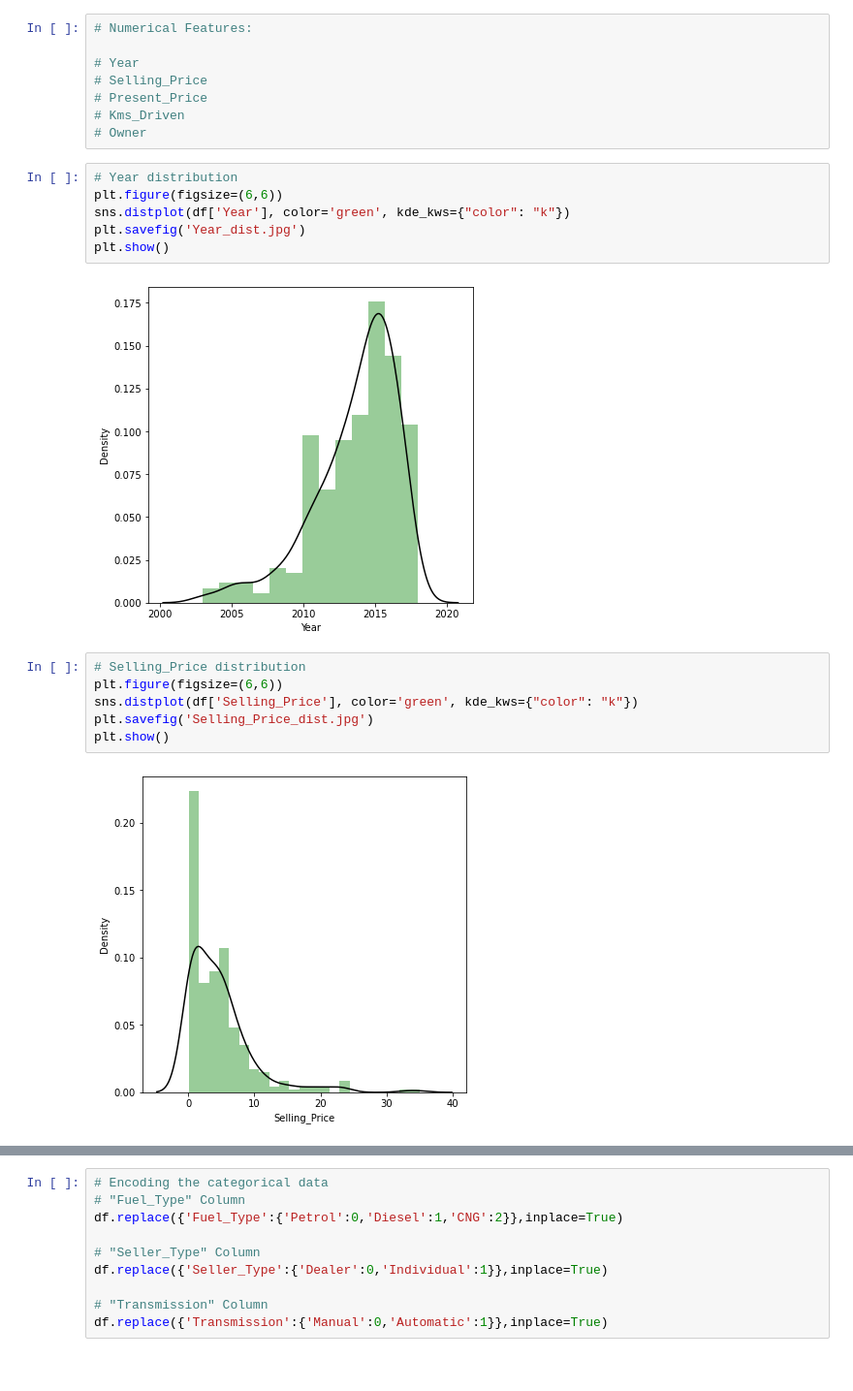
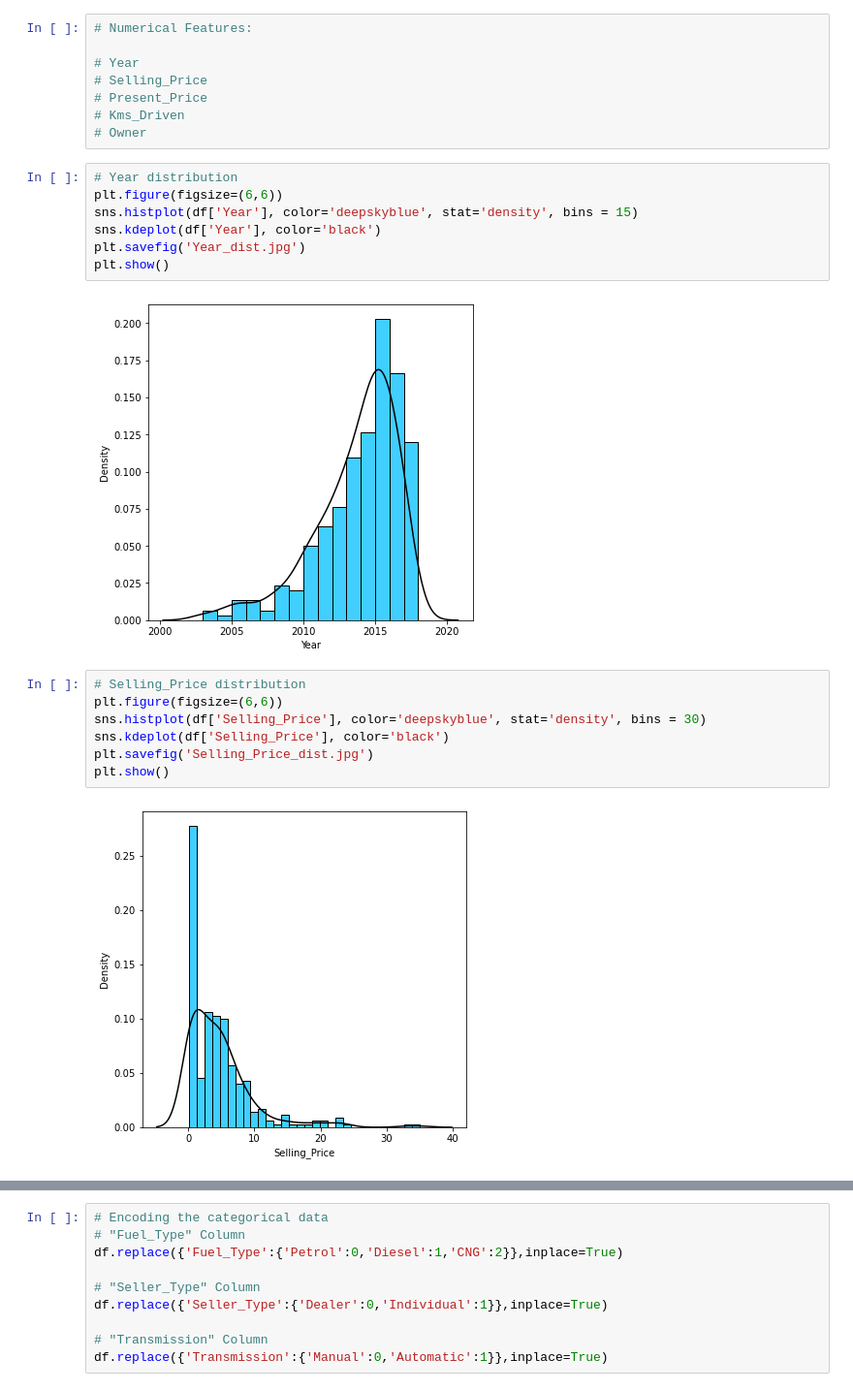
Before and after one commit to Daro1791/Machine-Learning---Car-Price-Prediction, a Jupyter notebook: CarPricePrediction.ipynb, the cells around one changed output, grey strips where cells are left out. Shown at 97% size. Saved outputs shown, nothing was run; the diff lists cells and outputs as text.

```diff
--- a/CarPricePrediction.ipynb
+++ b/CarPricePrediction.ipynb
@@ -153,19 +153,21 @@ plt.show()
 # %%
 # Year distribution
 plt.figure(figsize=(6,6))
-sns.distplot(df['Year'], color='green', kde_kws={"color": "k"})
+sns.histplot(df['Year'], color='deepskyblue', stat='density', bins = 15)
+sns.kdeplot(df['Year'], color='black')
 plt.savefig('Year_dist.jpg')
 plt.show()
 # %% [output]
-[figure, old version]
+[figure, new version]
 # %%
 # Selling_Price distribution
 plt.figure(figsize=(6,6))
-sns.distplot(df['Selling_Price'], color='green', kde_kws={"color": "k"})
+sns.histplot(df['Selling_Price'], color='deepskyblue', stat='density', bins = 30)
+sns.kdeplot(df['Selling_Price'], color='black')
 plt.savefig('Selling_Price_dist.jpg')
 plt.show()
 # %% [output]
-[figure, old version]
+[figure, new version]
 # %%
 # Present_Price distribution
 plt.figure(figsize=(6,6))
```
Also changed, not shown: parts of 4 cells of this notebook, 5 other files.
